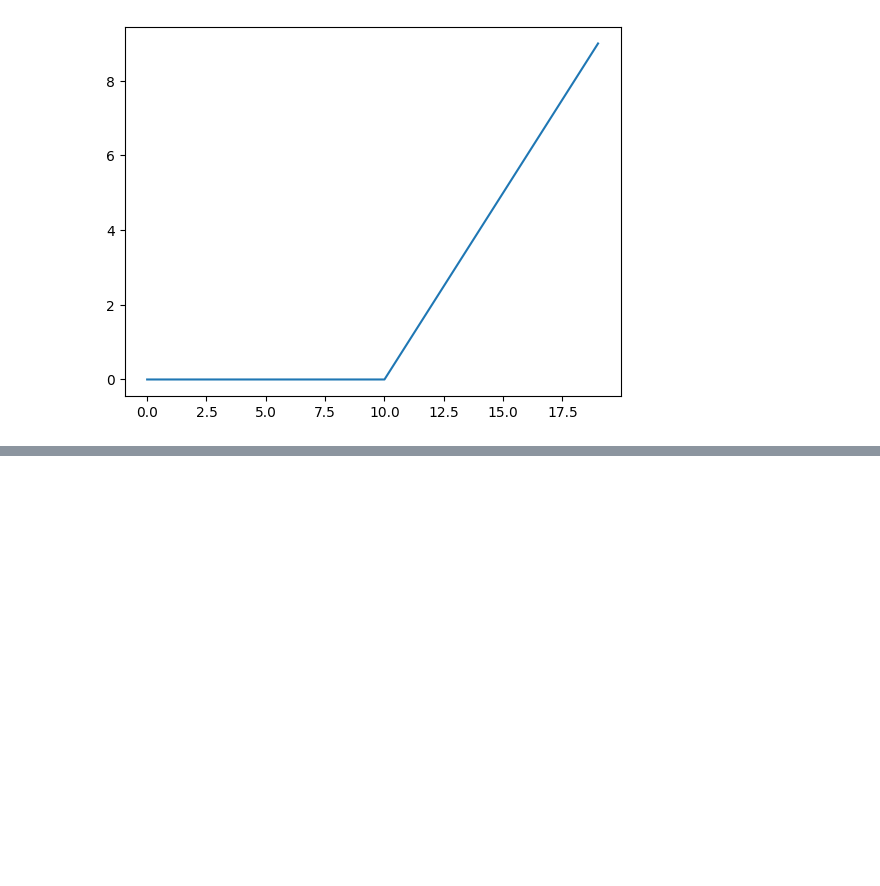
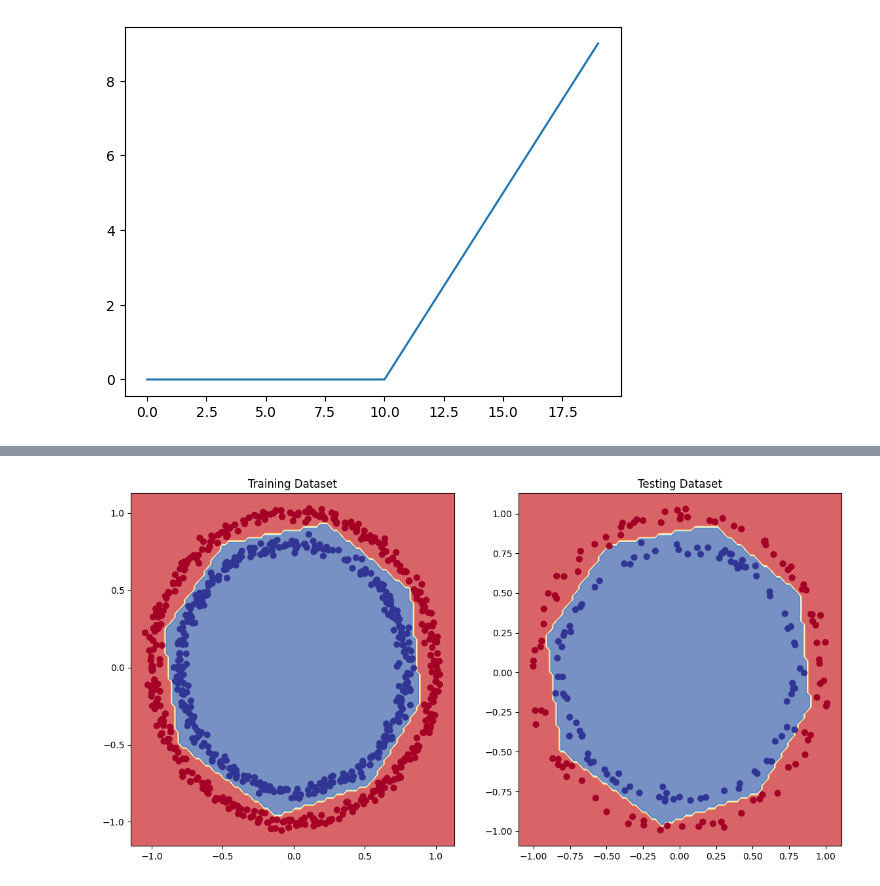
Before and after one commit to mpolinowski/tf-2023, a Jupyter notebook: 02_Tensorflow_Classifications/02_Tensorflow_Classifications.ipynb, the cells around one changed output, grey strips where cells are left out. Cells and saved outputs as stored; diff of their text form; code cells hidden in the pictures; blank space fills up the shorter version.

```diff
--- a/02_Tensorflow_Classifications/02_Tensorflow_Classifications.ipynb
+++ b/02_Tensorflow_Classifications/02_Tensorflow_Classifications.ipynb
@@ -477,0 +555,19 @@ plt.plot(relu(input_linear))
+# %%
+tf.random.set_seed(42)
+
+model_circles_lr10e_2 = tf.keras.Sequential([
+    tf.keras.layers.Dense(4, activation="relu", name="input_layer"),
+    tf.keras.layers.Dense(4, activation="relu", name="dense_layer"),
+    tf.keras.layers.Dense(1, activation="sigmoid", name="output_layer")
+])
+
+model_circles_lr10e_2.compile(loss="binary_crossentropy",
+                       optimizer=tf.keras.optimizers.Adam(learning_rate=0.01),
+                       metrics=["accuracy"])
+
+history_lr10e_2 = model_circles_lr10e_2.fit(X_train, y_train,
+                    validation_data=(X_test, y_test),
+                    epochs=2000)
+
+# Epoch 2000/2000
+# 25/25 [==============================] - 0s 3ms/step - loss: 7.4626e-06 - accuracy: 1.0000 - val_loss: 0.0112 - val_accuracy: 0.9950
@@ -477,0 +606,10 @@ plt.plot(relu(input_linear))
+# %%
+plt.figure(figsize=(14, 7))
+plt.subplot(1, 2, 1)
+plt.title("Training Dataset")
+decision_boundray(model=model_circles_lr10e_2, X=X_train, y=y_train)
+plt.subplot(1, 2, 2)
+plt.title("Testing Dataset")
+decision_boundray(model=model_circles_lr10e_2, X=X_test, y=y_test)
+plt.show()
+# %% [output]
@@ -477,0 +618 @@ plt.plot(relu(input_linear))
+[figure, added]
```
Also changed, not shown: parts of 12 cells of this notebook, 4 other files.
